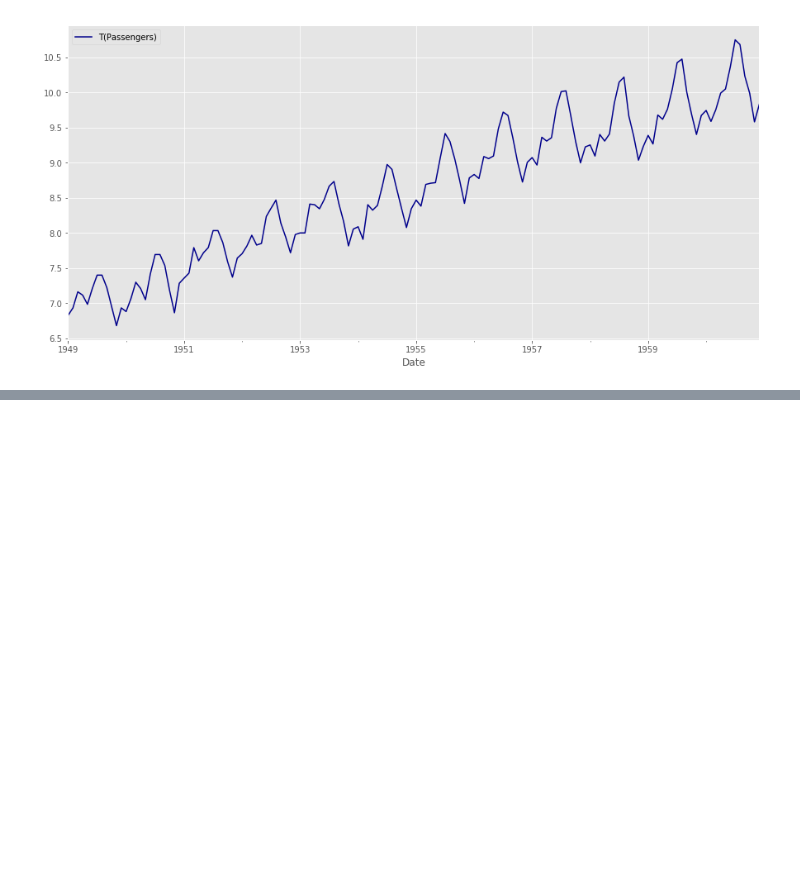
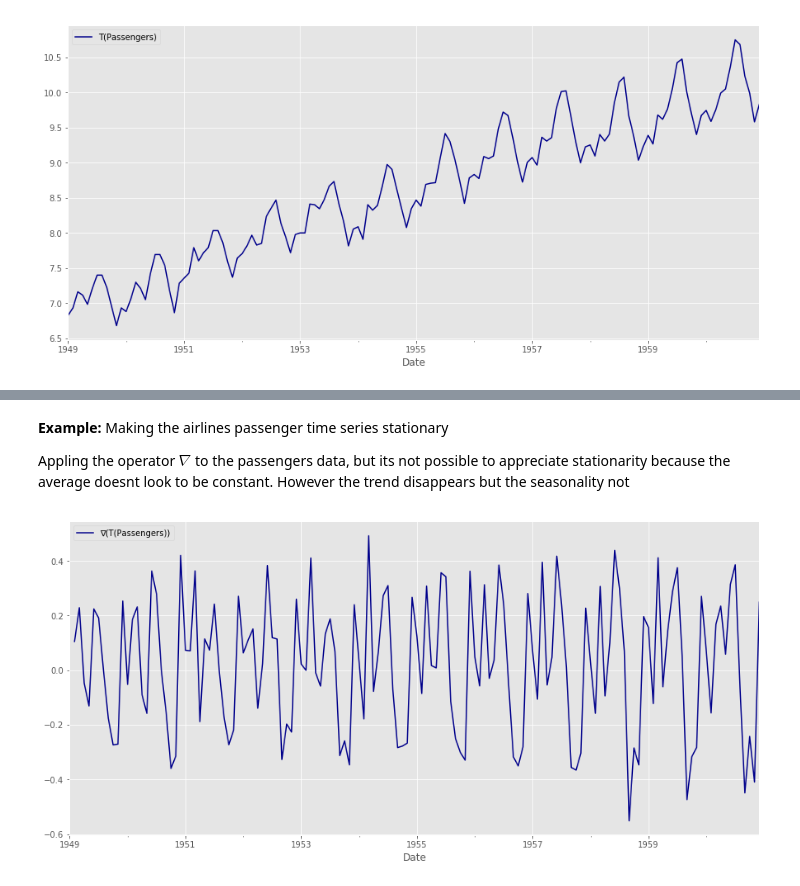
Before and after one commit to ErickEduardoAH/TimeSeriesAnalysis, a Jupyter notebook: 1.2 Time Series Stationary Models - Stationary processes.ipynb, the cells around one changed output, grey strips where cells are left out. Cells and saved outputs as stored; diff of their text form; code cells hidden in the pictures; blank space fills up the shorter version.

```diff
--- a/1.2 Time Series Stationary Models - Stationary processes.ipynb
+++ b/1.2 Time Series Stationary Models - Stationary processes.ipynb
@@ -173,0 +308,9 @@ Note that $\nabla(X_t)=X_t-X_{t-1} = X_t-B X_{t} = (1-B) X_t$
+# %% [markdown]
+**Example:** Making the airlines passenger time series stationary
+
+Appling the operator $\nabla$ to the passengers data, but its not possible to appreciate stationarity because the average doesnt look to be constant. However the trend disappears but the seasonality not
+# %%
+AirlinePassengersDF[['∇(T(Passengers))']] = AirlinePassengersDF[['T(Passengers)']].diff(1)
+plotTimeSeries(AirlinePassengersDF[['∇(T(Passengers))']])
+# %% [output]
+[figure, added]
```
Also changed, not shown: parts of 7 cells of this notebook.
